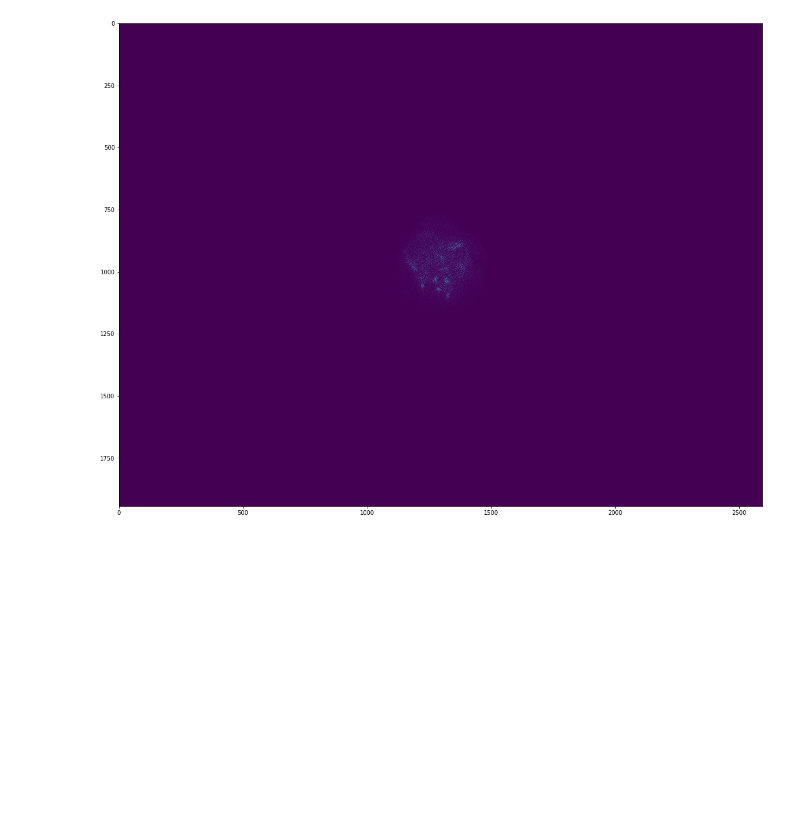
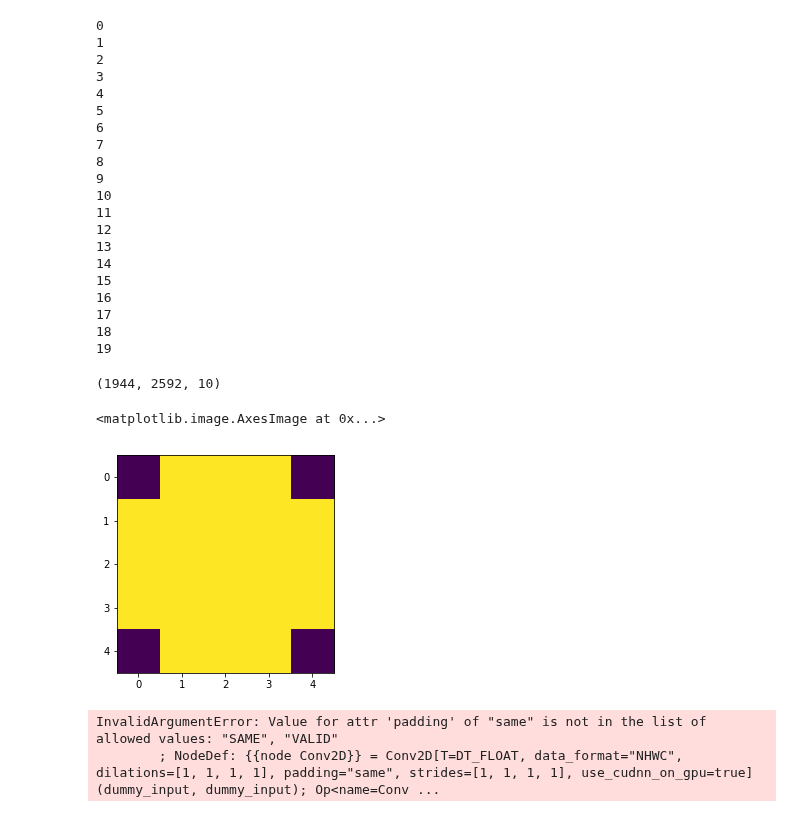
Before and after one commit to antipa/Randoscope_dev, a Jupyter notebook: generate_psf_from_file.ipynb, the cells around one changed output. Cells and saved outputs as stored; diff of their text form; code cells hidden in the pictures; blank space fills up the shorter version.

```diff
--- a/generate_psf_from_file.ipynb
+++ b/generate_psf_from_file.ipynb
@@ -50,0 +54,39 @@ model.atten.assign(atten_opt)
+# %%
+
+for m in range(len(lam)):
+    model = msu_model(Nlenslets = 37, aberrations = True, zernikes = zernikes_index,loss_type='none',psf_scale=1e2,
+                      lenslet_CA=0.2e3,lenslet_spacing = 'uniform',psf_file='../psf_meas/psf_crop_nanoscribe_v1_re-registered_2xds.mat',
+                      incoherent_source = False, lam = lam[m])
+    model.zern_coefficients.assign(zern_coeffs)
+    model.xpos.assign(xopt)
+    model.ypos.assign(yopt)
+    model.rlist.assign(ropt)
+    model.atten.assign(atten_opt)
+    Trot,aper= tf_utils.make_lenslet_tf_zern(model)
+    coh_zstack = model.gen_psf_stack(Trot,aper,0,1./(1./defocus_list+model.defocus_offset))
+    if m is 0:
+        incoh_zstack = [coh_zstack[n].numpy()*S[m] for n in range(model.Nz)]
+    else:
+        incoh_zstack = [incoh_zstack[n] + coh_zstack[n].numpy()*S[m] for n in range(model.Nz)]
+    print(m)
+# %% [output]
+0
+1
+2
+3
+4
+5
+6
+7
+8
+9
+10
+11
+12
+13
+14
+15
+16
+17
+18
+19
@@ -55,11 +100,34 @@ psf_init_zstack = model.gen_psf_stack(Trot,aper,0,1./(1./defocus_list+model.defo
 def drawnow():
     display.display(plt.gcf())
     display.clear_output(wait=True)
-# %%
-
-plt.figure(figsize=(20,20))
-for n in range(model.Nz):
-    plt.imshow(psf_init_zstack[n])
-    drawnow()
-# %% [output]
-[figure, removed]
+# %%
+psf_out = np.array([downsample_2x(incoh_zstack[n]) for n in range(model.Nz)])
+psf_out = np.moveaxis(psf_out,0,-1)
+print(np.shape(psf_out))
+#sc.io.savemat('../designs/1kiter_l2_z3-14_atten_nanoscribe_v1_20190820_112303_zstack.mat',{'zstack':psf_out})
+# %% [output]
+(1944, 2592, 10)
+# %%
+mag = 6.1   #System magnification
+bead_size = .8
+bead_size_sensor = np.ceil(bead_size*mag/model.px)
+
+# Construct the circular convolution kernel of size bead_size_sensor (in diameter)
+xkern = np.r_[-np.floor(bead_size_sensor/2):np.ceil(bead_size_sensor/2)]
+Xkern, Ykern = np.meshgrid(xkern,xkern)
+Rkern = np.sqrt(Xkern**2 + Ykern**2)
+kern_numpy = (Rkern<=(bead_size_sensor/2)) /np.sum(Rkern)
+# Rkern = np.atleast_3d(np.sqrt(Xkern**2 + Ykern**2))
+# Rkern = np.moveaxis(Rkern,2,0)
+
+kern = tf.constant(kern_numpy,tf.float32)
+plt.figure()
+plt.imshow(kern)
+# %% [output]
+<matplotlib.image.AxesImage at 0x...>
+[figure, added]
+# %%
+zstack_tf = tf.constant(incoh_zstack)
+# %% [output]
+InvalidArgumentError: Value for attr 'padding' of "same" is not in the list of allowed values: "SAME", "VALID"
+        ; NodeDef: {{node Conv2D}} = Conv2D[T=DT_FLOAT, data_format="NHWC", dilations=[1, 1, 1, 1], padding="same", strides=[1, 1, 1, 1], use_cudnn_on_gpu=true](dummy_input, dummy_input); Op<name=Conv ...
```
Also changed, not shown: parts of 8 cells of this notebook, 1 other file.
